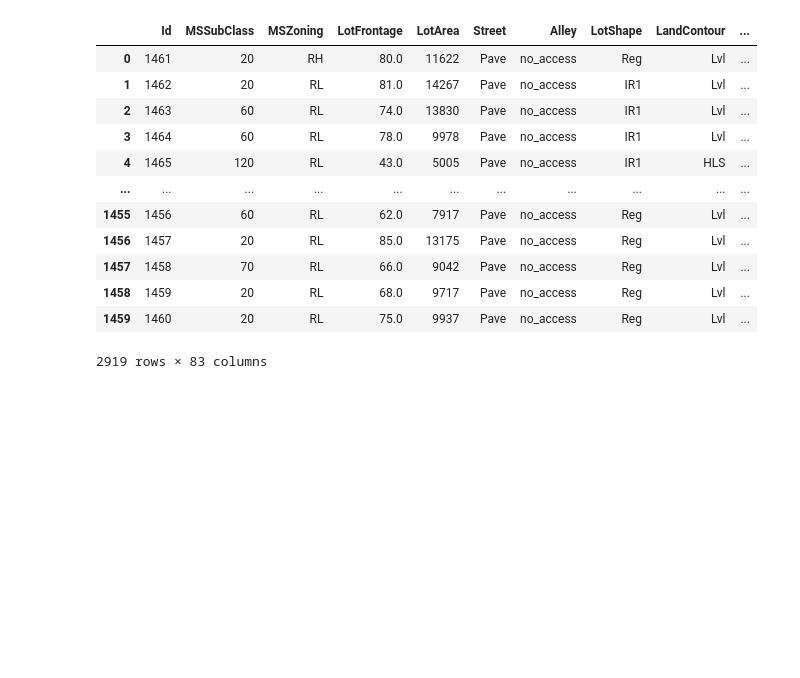
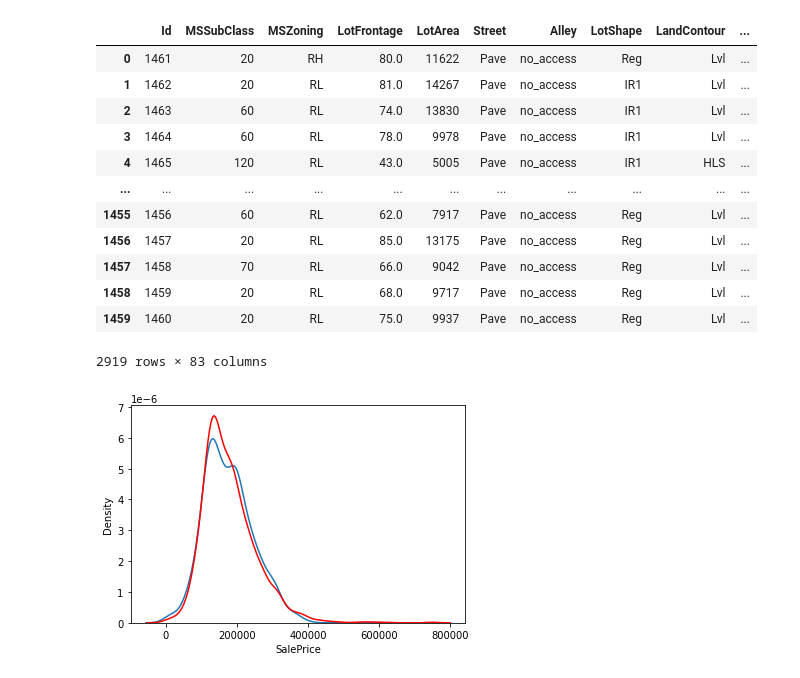
Before and after one commit to marcilioduarte/portfolio_marcilioduarte, a Jupyter notebook: Houses_Regression_(Working_Project).ipynb, the cells around one changed output. Saved outputs shown, nothing was run; the diff lists cells and outputs as text; code cells hidden in the pictures; blank space fills up the shorter version.

```diff
--- a/Houses_Regression_(Working_Project).ipynb
+++ b/Houses_Regression_(Working_Project).ipynb
@@ -590,3 +590,10 @@ df
 | 1458 | 1459 | 20 | RL | 68.0 | 9717 | Pave | no_access | Reg | Lvl | ... |
 | 1459 | 1460 | 20 | RL | 75.0 | 9937 | Pave | no_access | Reg | Lvl | ... |
 2919 rows × 83 columns
+# %%
+## Vendo se os valores previstos ficaram bem ajustados
+sns.distplot(df['SalePrice_est'],hist=False,label='ValorReal')
+sns.distplot(df['SalePrice'],hist=False,color='r',label='ValorReal')
+plt.show()
+# %% [output]
+[figure, added]
```
